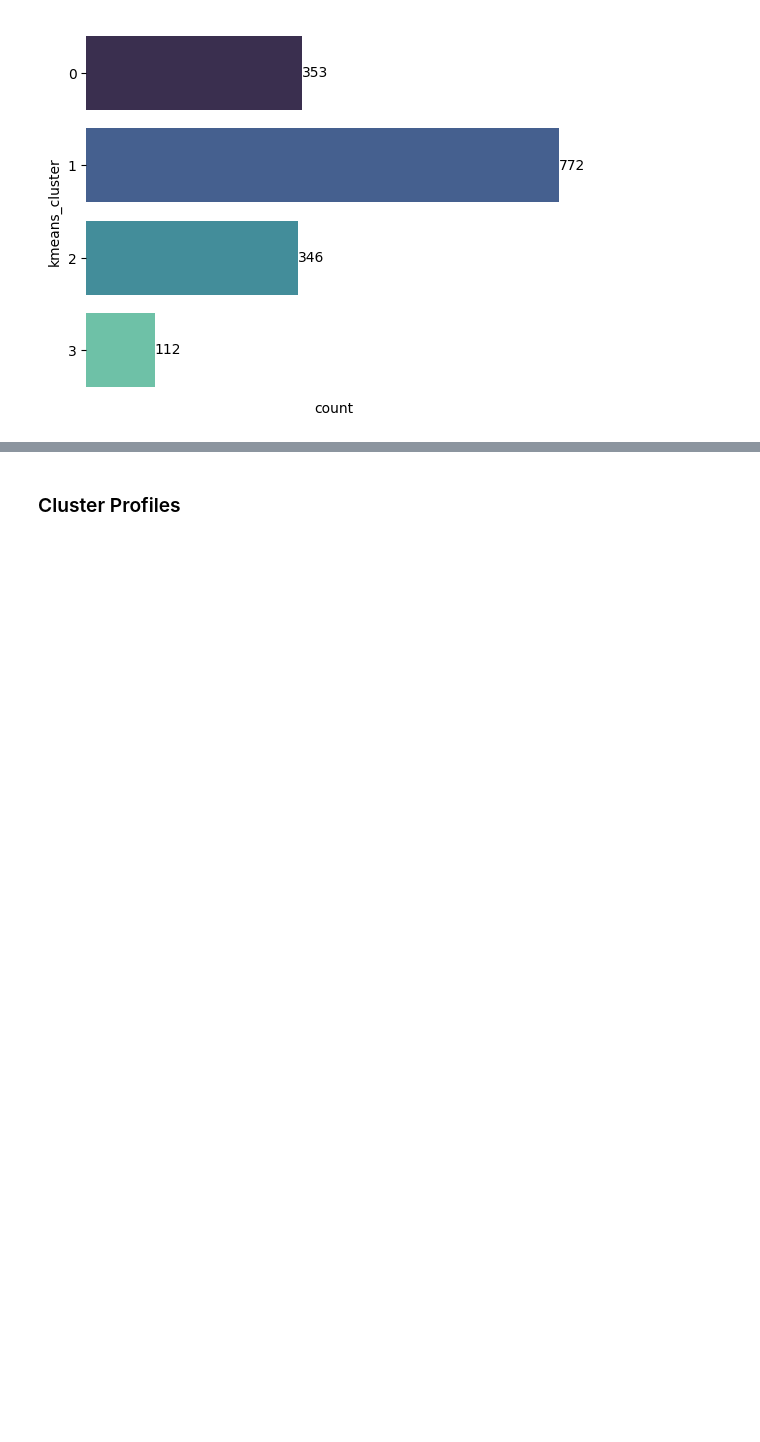
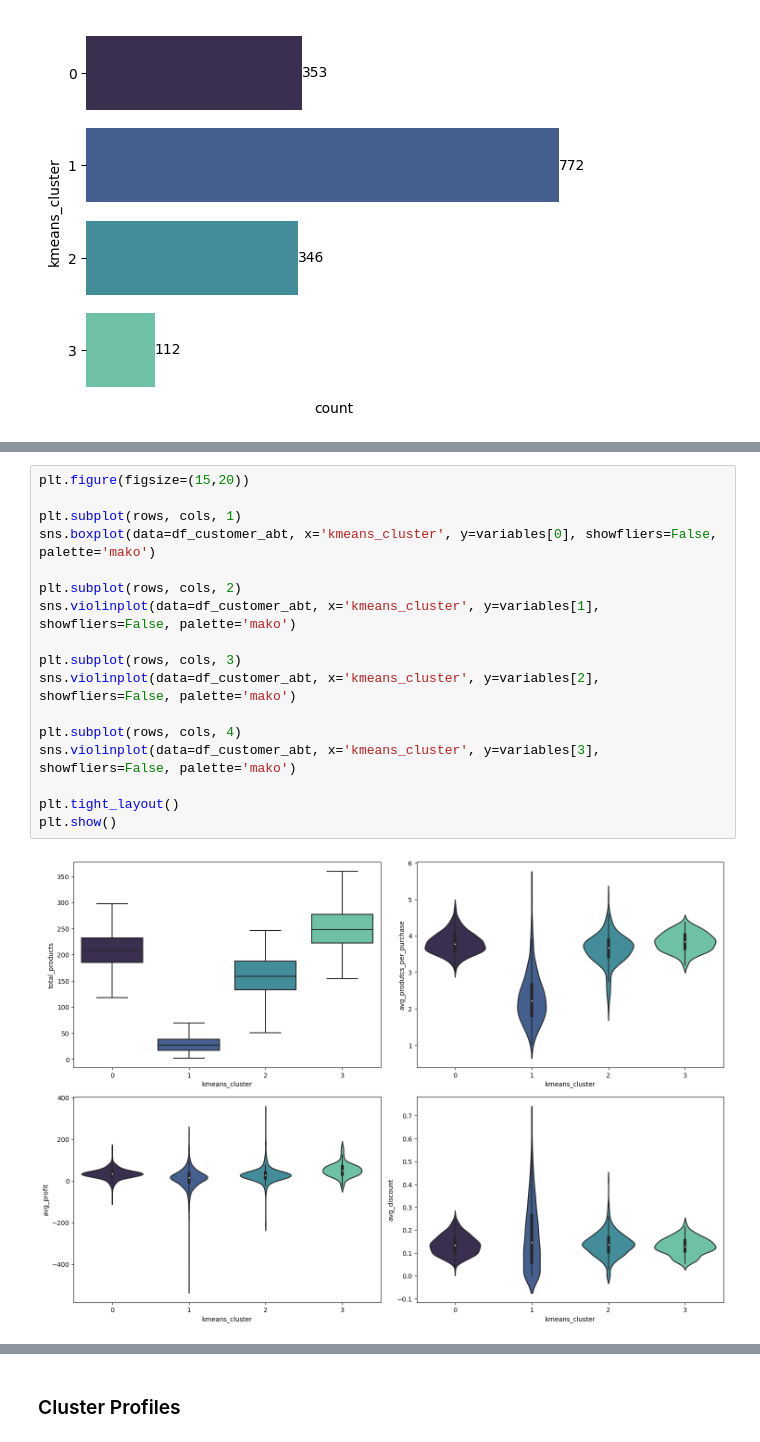
Before and after one commit to pauloreis-ds/machine-learning-essentials, a Jupyter notebook: clustering/p02v01_clustering.ipynb, the cells around one changed output, grey strips where cells are left out. Cells and saved outputs as stored; diff of their text form; blank space fills up the shorter version.

```diff
--- a/clustering/p02v01_clustering.ipynb
+++ b/clustering/p02v01_clustering.ipynb
@@ -584,0 +649,19 @@ ax.set_xticks([])
+# %%
+plt.figure(figsize=(15,20))
+
+plt.subplot(rows, cols, 1)
+sns.boxplot(data=df_customer_abt, x='kmeans_cluster', y=variables[0], showfliers=False, palette='mako')
+
+plt.subplot(rows, cols, 2)
+sns.violinplot(data=df_customer_abt, x='kmeans_cluster', y=variables[1], showfliers=False, palette='mako')
+
+plt.subplot(rows, cols, 3)
+sns.violinplot(data=df_customer_abt, x='kmeans_cluster', y=variables[2], showfliers=False, palette='mako')
+
+plt.subplot(rows, cols, 4)
+sns.violinplot(data=df_customer_abt, x='kmeans_cluster', y=variables[3], showfliers=False, palette='mako')
+
+plt.tight_layout()
+plt.show()
+# %% [output]
+[figure, added]
```
Also changed, not shown: parts of 10 cells of this notebook.
